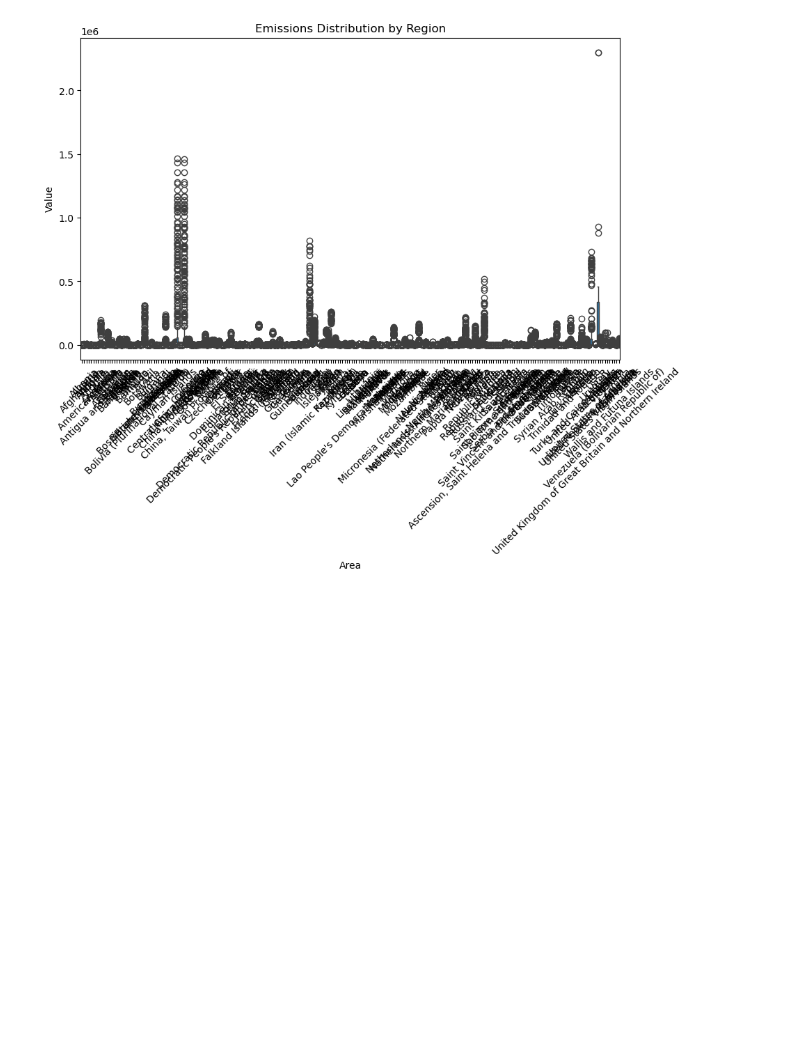
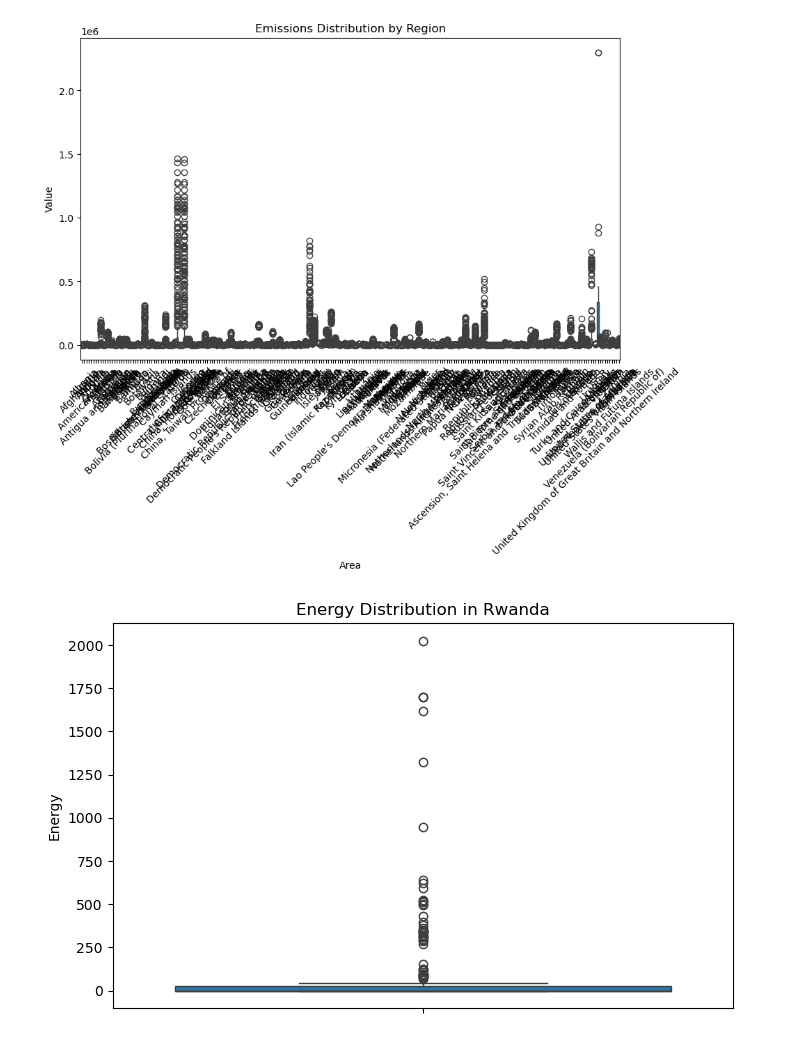
Before and after one commit to cikristian/Agriculture_Land, a Jupyter notebook: Emissions from Energy Use in Agriculture.ipynb, the cells around one changed output. Cells and saved outputs as stored; diff of their text form; code cells hidden in the pictures; blank space fills up the shorter version.

```diff
--- a/Emissions from Energy Use in Agriculture.ipynb
+++ b/Emissions from Energy Use in Agriculture.ipynb
@@ -119,3 +125,15 @@ plt.title("Emissions Distribution by Region")
 plt.show()
 # %% [output]
 [figure]
+# %%
+# Filter for Rwanda
+rwanda_df = df[df['Area'] == 'Rwanda']
+
+# Plot boxplot for Rwanda (may not show much if only one year/observation)
+plt.figure(figsize=(8,5))
+sns.boxplot(data=rwanda_df, y='Value')
+plt.title("Energy Distribution in Rwanda")
+plt.ylabel("Energy")
+plt.show()
+# %% [output]
+[figure, added]
```
Also changed, not shown: parts of 7 cells of this notebook, 1 other file.
